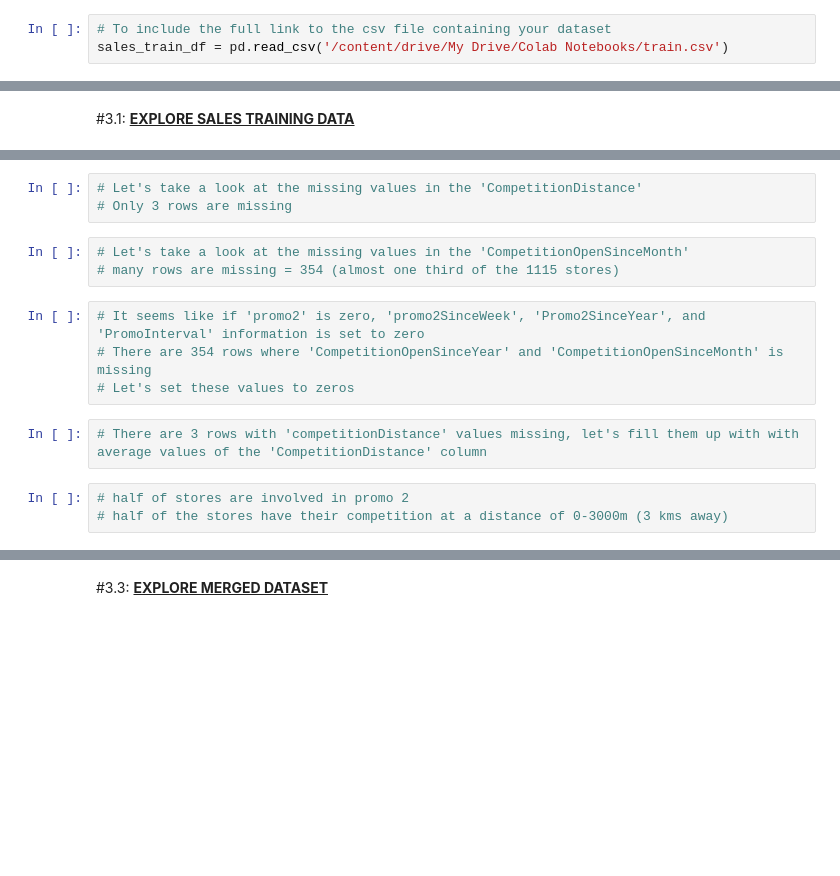
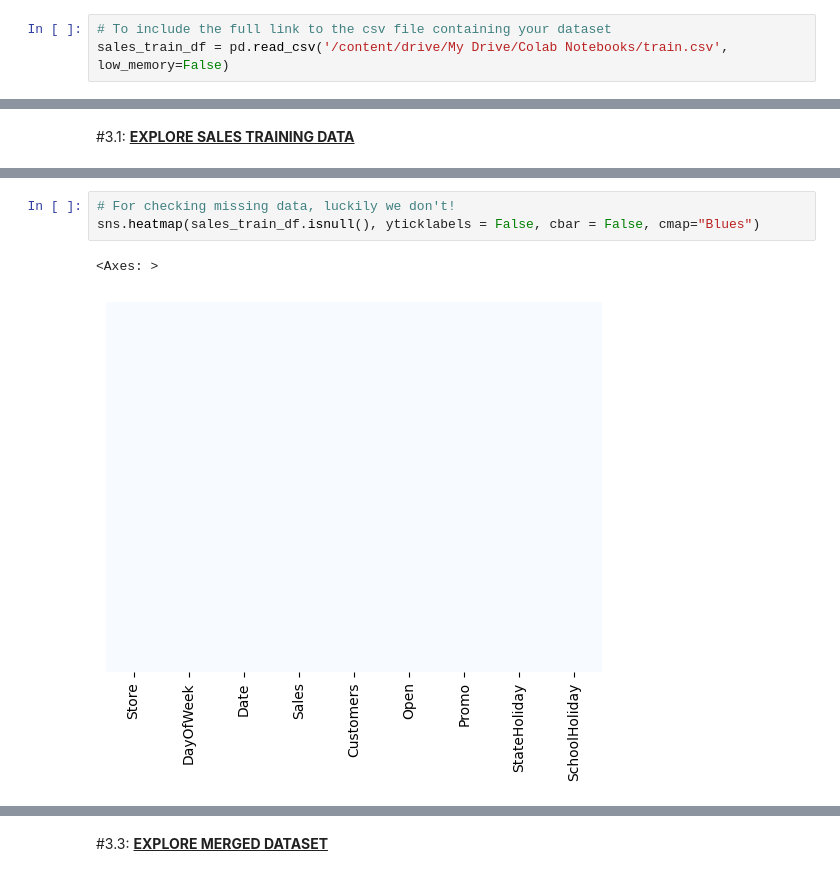
Before and after one commit to FemiAdesola/Data-Science, a Jupyter notebook: Sales_Department.ipynb, the cells around one changed output, grey strips where cells are left out. Drawn from its saved outputs; the diff is of its cells as text; blank space fills up the shorter version.

Commit message:
import dataset for sales and store data, Explore store and sale data,

```diff
--- a/Sales_Department.ipynb
+++ b/Sales_Department.ipynb
@@ -63,7 +61,7 @@ Drive already mounted at /content/drive; to attempt to forcibly remount, call dr
 #2.1:  <ins>**IMPORT SALES TRAINING DATA**
 # %%
 # To include the full link to the csv file containing your dataset
-sales_train_df = pd.read_csv('/content/drive/My Drive/Colab Notebooks/train.csv')
+sales_train_df = pd.read_csv('/content/drive/My Drive/Colab Notebooks/train.csv', low_memory=False)
 # %%
 sales_train_df.head(5)
 # Data Source: https://www.kaggle.com/c/rossmann-store-sales/data
@@ -169,15 +177,6 @@ TASK #3.2: EXPLORE STORES INFORMATION DATA
-# %%
-# Let's take a look at the missing values in the 'CompetitionDistance'
-# Only 3 rows are missing
-# %%
-# Let's take a look at the missing values in the 'CompetitionOpenSinceMonth'
-# many rows are missing = 354 (almost one third of the 1115 stores)
-# %%
-# It seems like if 'promo2' is zero, 'promo2SinceWeek', 'Promo2SinceYear', and 'PromoInterval' information is set to zero
-# There are 354 rows where 'CompetitionOpenSinceYear' and 'CompetitionOpenSinceMonth' is missing
-# Let's set these values to zeros
-# %%
-# There are 3 rows with 'competitionDistance' values missing, let's fill them up with with average values of the 'CompetitionDistance' column
-# %%
-# half of stores are involved in promo 2
-# half of the stores have their competition at a distance of 0-3000m (3 kms away)
+# %%
+# For checking missing data, luckily we don't!
+sns.heatmap(sales_train_df.isnull(), yticklabels = False, cbar = False, cmap="Blues")
+# %% [output]
+<Axes: >
+[figure, added]
```
Also changed, not shown: parts of 48 cells of this notebook.
